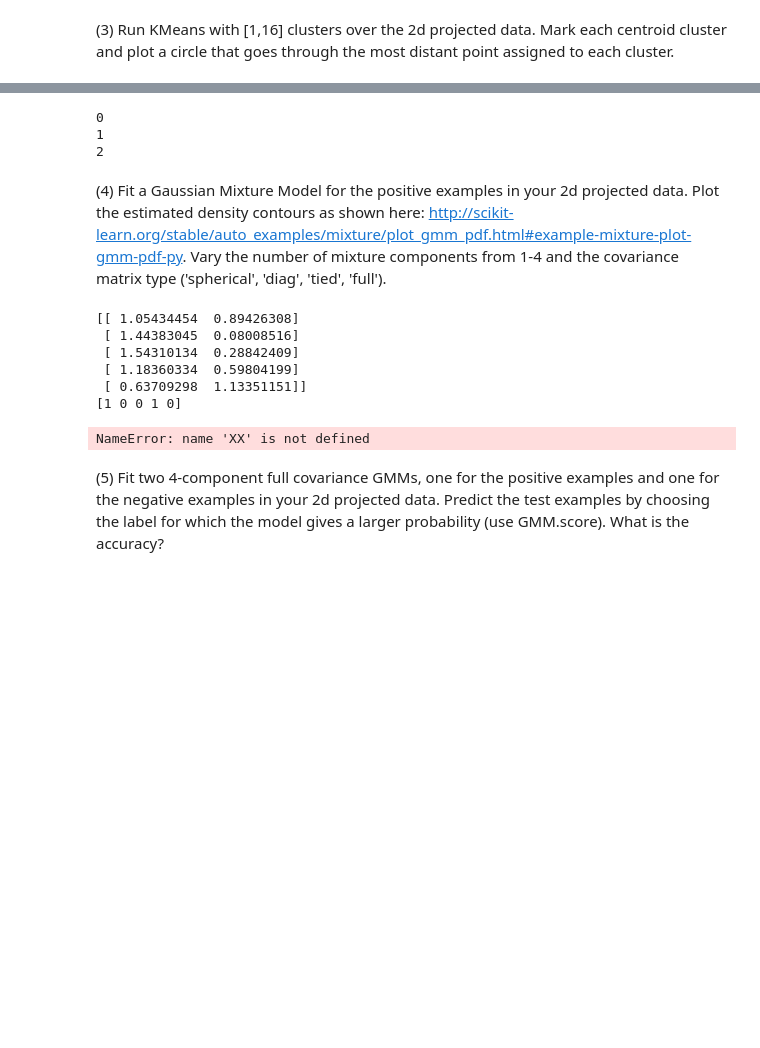
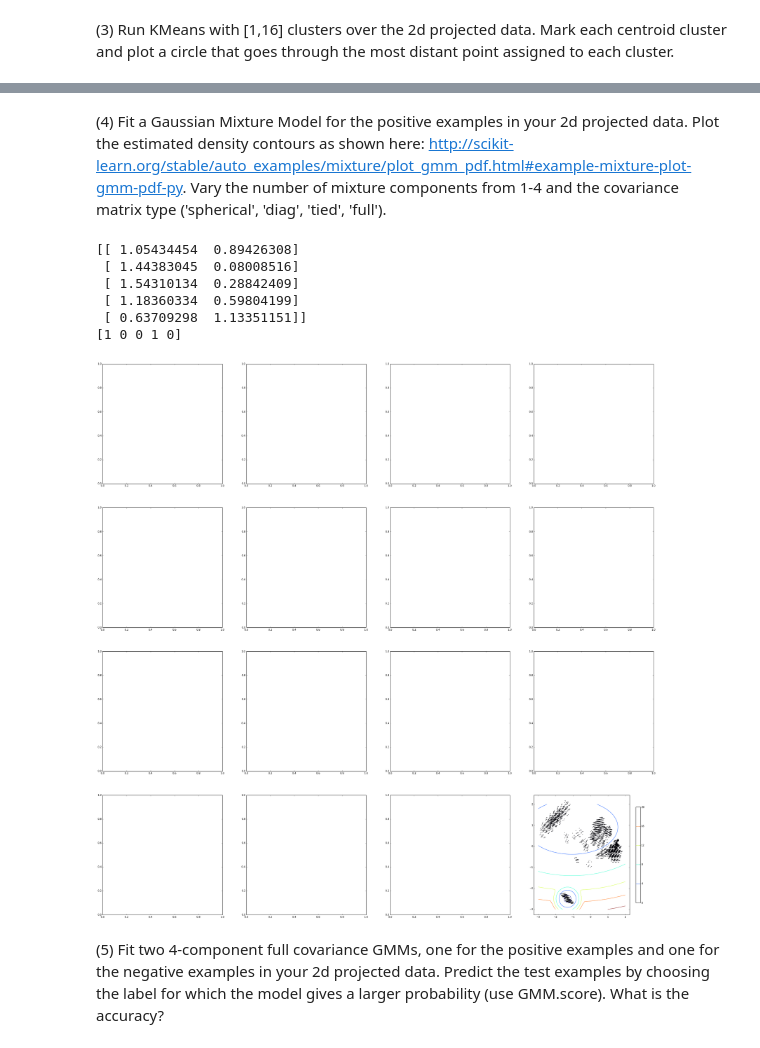
Before and after one commit to dails08/finna-be-avenger, a Jupyter notebook: chris_dailey_p3.ipynb, the cells around one changed output, grey strips where cells are left out. Cells and saved outputs as stored; diff of their text form; code cells hidden in the pictures; blank space fills up the shorter version.

```diff
--- a/chris_dailey_p3.ipynb
+++ b/chris_dailey_p3.ipynb
@@ -216,17 +215,0 @@ plt.show()
-# %%
-for i in range(16):
-    radius = 0
-    for j in range(len(kmeans_p3.labels_)):
-        if kmeans_p3.labels_[j] == i:
-            rad_x = x_reduced[j]
-            rad_y = y_reduced[j]
-            cen_x = kmeans_p3.cluster_centers_[i][0]
-            cen_y = kmeans_p3.cluster_centers_[i][1]
-            this_radius = math.sqrt((rad_x - cen_x)**2 + (rad_y - cen_y)**2)
-            if this_radius > radius:
-                radius = this_radius
-    print str(i)+": " + str(kmeans_p3.cluster_centers_[i]) + ", "+ str(radius)
-#for i in range(16):
-#    farthest_yet = 0
-#    for p in [x for x in kmeans_p3.labels_ if x == i]:
-#        if
@@ -250,53 +216,57 @@ for i in range(16):
-# %%
-print 3/4
-print 4/4
-print 10%4
-# %% [output]
-0
-1
-2
 # %% [markdown]
 (4) Fit a Gaussian Mixture Model for the positive examples in your 2d projected data. Plot the estimated density contours as shown here: http://scikit-learn.org/stable/auto_examples/mixture/plot_gmm_pdf.html#example-mixture-plot-gmm-pdf-py. Vary the number of mixture components from 1-4 and the covariance matrix type ('spherical', 'diag', 'tied', 'full').
 # %%
 #def P4():
 ### STUDENT START ###
 
-GMM_p4 = GMM(1)
-print data_reduced[:5]
-print train_labels[:5]
-pos_only_p4 = []
-for i in range(len(train_labels)):
-    if (train_labels[i]==1):
-        pos_only_p4.append(data_reduced[i])
+#plt.figure(figsize=(200,200))
+#f, axarr = plt.subplots(4,4, figsize = (40,40))
+f, axarr = plt.subplots(4,4, figsize = (40,40))
+#f.figure(figsize=(30,30))
 
-GMM_p4.fit(pos_only_p4)
+cmts = ["spherical","diag","tied","full"]
 
-x_p4 = np.linspace(-2.0, 2.0)
-y_p4 = np.linspace(-2.0, 2.0)
-X_p4, Y_p4 = np.meshgrid(x_p4, y_p4)
-XX_p4 = np.array([X_p4.ravel(), Y_p4.ravel()]).T
-Z_p4 = -GMM_p4.score_samples(XX_p4)[0]
-Z_p4 = Z_p4.reshape(X_p4.shape)
+for i in range(1,5):
+    for cmt in cmts:
 
-CS_p4 = plt.contour(X_p4, Y_p4, Z_p4, norm=LogNorm(vmin=1.0, vmax=1000.0),
-                 levels=np.logspace(0, 3, 10))
-CB_p4 = plt.colorbar(CS_p4, shrink=0.8, extend='both')
-plt.scatter(data_reduced[:, 0], data_reduced[:, 1], .8)
+        GMM_p4 = GMM(i, covariance_type=cmt)
+        pos_only_p4 = []
+        for j in range(len(train_labels)):
+            if (train_labels[j]==1):
+                pos_only_p4.append(data_reduced[j])
 
-plt.title('Negative log-likelihood predicted by a GMM')
+        GMM_p4.fit(pos_only_p4)
+
+        x_p4 = np.linspace(-3.0, 2.0)
+        y_p4 = np.linspace(-3.0, 2.0)
+        X_p4, Y_p4 = np.meshgrid(x_p4, y_p4)
+        XX_p4 = np.array([X_p4.ravel(), Y_p4.ravel()]).T
+        Z_p4 = -GMM_p4.score_samples(XX_p4)[0]
+        Z_p4 = Z_p4.reshape(X_p4.shape)
+
+        axarr[i/4,i%4].set_title(str(i+1)+", "+cmt)
+        axarr[i/4,i%4].contour(X_p4, Y_p4, Z_p4)
+        axarr[i/4,i%4].colorbar(CS_p4, shrink=0.8, extend='both')
+        axarr[i/4,i%4].scatter(data_reduced[:, 0], data_reduced[:, 1], .8)
+
+
+        #CS_p4 = plt.contour(X_p4, Y_p4, Z_p4)#, norm=LogNorm(vmin=1.0, vmax=1000.0), levels=np.linspace(0, 5, 10))
+        #CB_p4 = plt.colorbar(CS_p4, shrink=0.8, extend='both')
+        #plt.
+
 plt.axis('tight')
 plt.show()
 ### STUDENT END ###
 
 #P4()
 # %% [output]
 [[ 1.05434454  0.89426308]
  [ 1.44383045  0.08008516]
  [ 1.54310134  0.28842409]
  [ 1.18360334  0.59804199]
  [ 0.63709298  1.13351151]]
 [1 0 0 1 0]
-NameError: name 'XX' is not defined
+[figure, added]
 # %% [markdown]
 (5) Fit two 4-component full covariance GMMs, one for the positive examples and one for the negative examples in your 2d projected data. Predict the test examples by choosing the label for which the model gives a larger probability (use GMM.score). What is the accuracy?
 # %%
```
Also changed, not shown: parts of 2 cells of this notebook.
